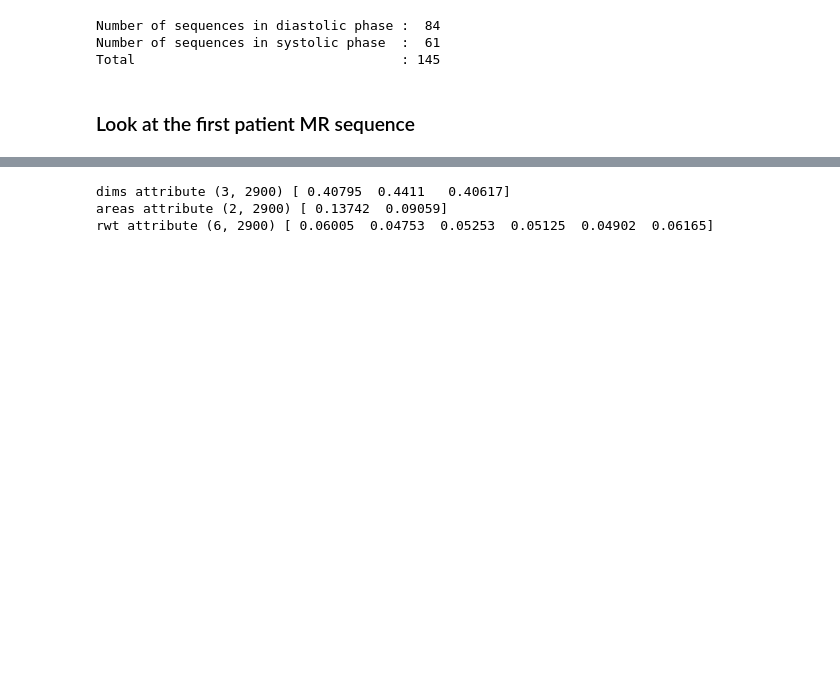
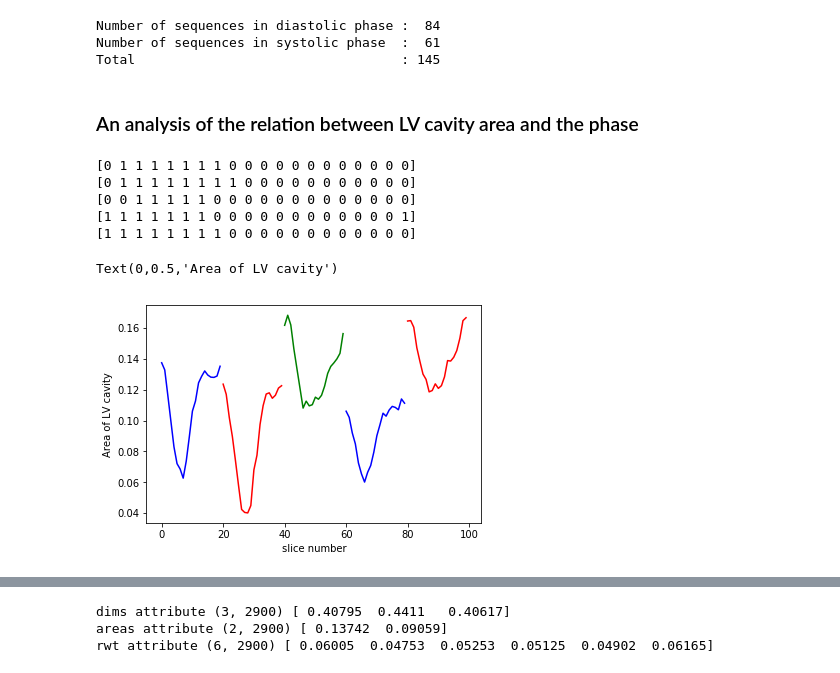
Before and after one commit to harrislin2018/LVQuan18, a Jupyter notebook: Main.ipynb, the cells around one changed output, grey strips where cells are left out. Saved outputs shown, nothing was run; the diff lists cells and outputs as text; code cells hidden in the pictures; blank space fills up the shorter version.

```diff
--- a/Main.ipynb
+++ b/Main.ipynb
@@ -71,5 +94,26 @@ print(f'Total                                  : {n_diastolic + n_systolic}')
 Number of sequences in diastolic phase :  84
 Number of sequences in systolic phase  :  61
 Total                                  : 145
-# %% [markdown]
-### Look at the first patient MR sequence
+# %% [markdown]
+### An analysis of the relation between LV cavity area and the phase
+# %%
+S = 20
+k = 5
+A = 0
+for i in range(k):
+    print(data['lv_phase'][0,i*S:(i+1)*S])
+
+plt.plot(data['areas'][A,:S], 'b', range(S, 2*S), data['areas'][A,S:S+S], 'r',
+        range(2*S, 3*S), data['areas'][A,2*S:3*S], 'g',
+        range(3*S, 4*S), data['areas'][A,3*S:4*S], 'b',
+        range(4*S, 5*S), data['areas'][A,4*S:5*S], 'r')
+plt.xlabel('slice number')
+plt.ylabel('Area of LV cavity')
+# %% [output]
+[0 1 1 1 1 1 1 1 0 0 0 0 0 0 0 0 0 0 0 0]
+[0 1 1 1 1 1 1 1 1 0 0 0 0 0 0 0 0 0 0 0]
+[0 0 1 1 1 1 1 0 0 0 0 0 0 0 0 0 0 0 0 0]
+[1 1 1 1 1 1 1 0 0 0 0 0 0 0 0 0 0 0 0 1]
+[1 1 1 1 1 1 1 1 0 0 0 0 0 0 0 0 0 0 0 0]
+Text(0,0.5,'Area of LV cavity')
+[figure, added]
```
Also changed, not shown: parts of 8 cells of this notebook.
